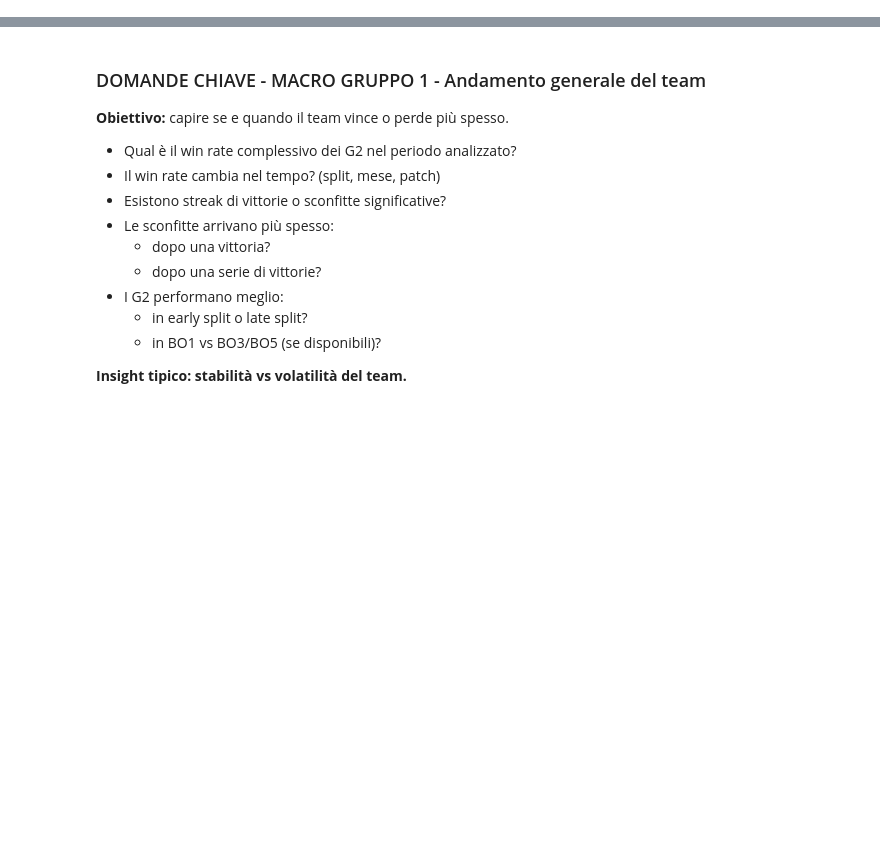
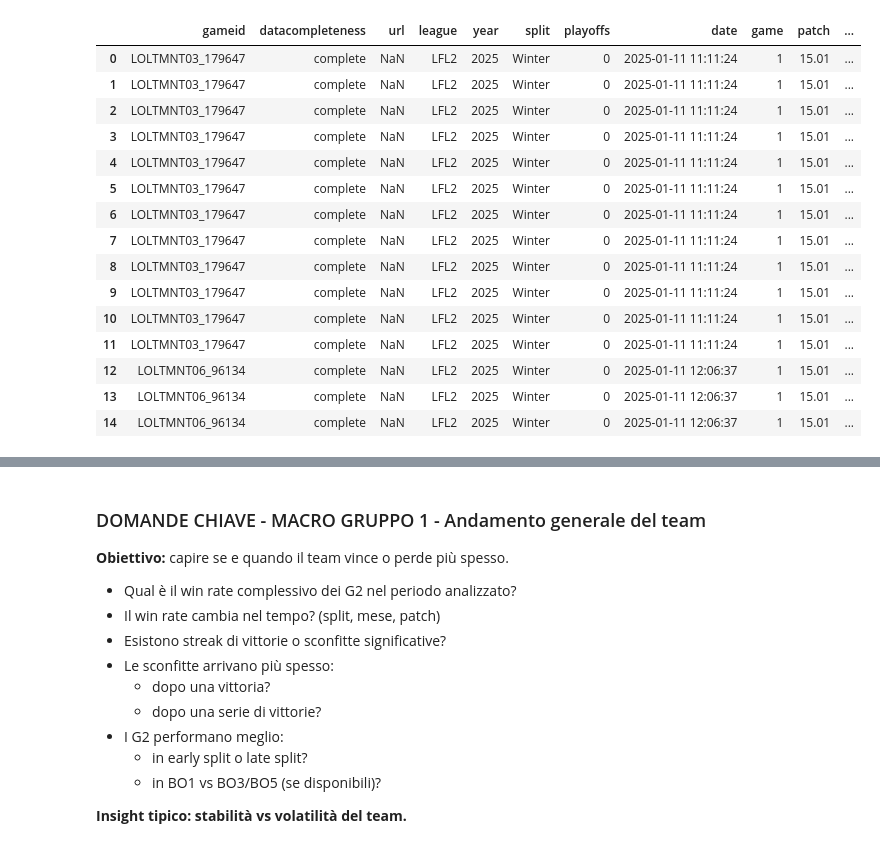
Before and after one commit to AnalystEca/G2-project-analysis, a Jupyter notebook: G2_analisi.ipynb, the cells around one changed output, grey strips where cells are left out. Cells and saved outputs as stored; diff of their text form; code cells hidden in the pictures; blank space fills up the shorter version.

Commit message:
eseguita prima esplorazione e comprensione colonne del dataframe, iniziato a scrivere le colonne da filtrare

```diff
--- a/G2_analisi.ipynb
+++ b/G2_analisi.ipynb
@@ -5 +7,31 @@
 # Definire le domande chiave
+# %%
+#Importazione pacchetti necessari per l'analisi
+import numpy as np
+import pandas as pd
+import seaborn as sns
+
+pd.set_option('display.max_rows', None)
+pd.set_option('display.max_columns', None)
+# %%
+#Importazione file .csv contenente i dati
+total_data = pd.read_csv('2025_data.csv', low_memory=False)
+# %%
+total_data.head(15)
+# %% [output]
+|  | gameid | datacompleteness | url | league | year | split | playoffs | date | game | patch | ... |
+| 0 | LOLTMNT03_179647 | complete | NaN | LFL2 | 2025 | Winter | 0 | 2025-01-11 11:11:24 | 1 | 15.01 | ... |
+| 1 | LOLTMNT03_179647 | complete | NaN | LFL2 | 2025 | Winter | 0 | 2025-01-11 11:11:24 | 1 | 15.01 | ... |
+| 2 | LOLTMNT03_179647 | complete | NaN | LFL2 | 2025 | Winter | 0 | 2025-01-11 11:11:24 | 1 | 15.01 | ... |
+| 3 | LOLTMNT03_179647 | complete | NaN | LFL2 | 2025 | Winter | 0 | 2025-01-11 11:11:24 | 1 | 15.01 | ... |
+| 4 | LOLTMNT03_179647 | complete | NaN | LFL2 | 2025 | Winter | 0 | 2025-01-11 11:11:24 | 1 | 15.01 | ... |
+| 5 | LOLTMNT03_179647 | complete | NaN | LFL2 | 2025 | Winter | 0 | 2025-01-11 11:11:24 | 1 | 15.01 | ... |
+| 6 | LOLTMNT03_179647 | complete | NaN | LFL2 | 2025 | Winter | 0 | 2025-01-11 11:11:24 | 1 | 15.01 | ... |
+| 7 | LOLTMNT03_179647 | complete | NaN | LFL2 | 2025 | Winter | 0 | 2025-01-11 11:11:24 | 1 | 15.01 | ... |
+| 8 | LOLTMNT03_179647 | complete | NaN | LFL2 | 2025 | Winter | 0 | 2025-01-11 11:11:24 | 1 | 15.01 | ... |
+| 9 | LOLTMNT03_179647 | complete | NaN | LFL2 | 2025 | Winter | 0 | 2025-01-11 11:11:24 | 1 | 15.01 | ... |
+| 10 | LOLTMNT03_179647 | complete | NaN | LFL2 | 2025 | Winter | 0 | 2025-01-11 11:11:24 | 1 | 15.01 | ... |
+| 11 | LOLTMNT03_179647 | complete | NaN | LFL2 | 2025 | Winter | 0 | 2025-01-11 11:11:24 | 1 | 15.01 | ... |
+| 12 | LOLTMNT06_96134 | complete | NaN | LFL2 | 2025 | Winter | 0 | 2025-01-11 12:06:37 | 1 | 15.01 | ... |
+| 13 | LOLTMNT06_96134 | complete | NaN | LFL2 | 2025 | Winter | 0 | 2025-01-11 12:06:37 | 1 | 15.01 | ... |
+| 14 | LOLTMNT06_96134 | complete | NaN | LFL2 | 2025 | Winter | 0 | 2025-01-11 12:06:37 | 1 | 15.01 | ... |
```
Also changed, not shown: parts of 3 cells of this notebook.
